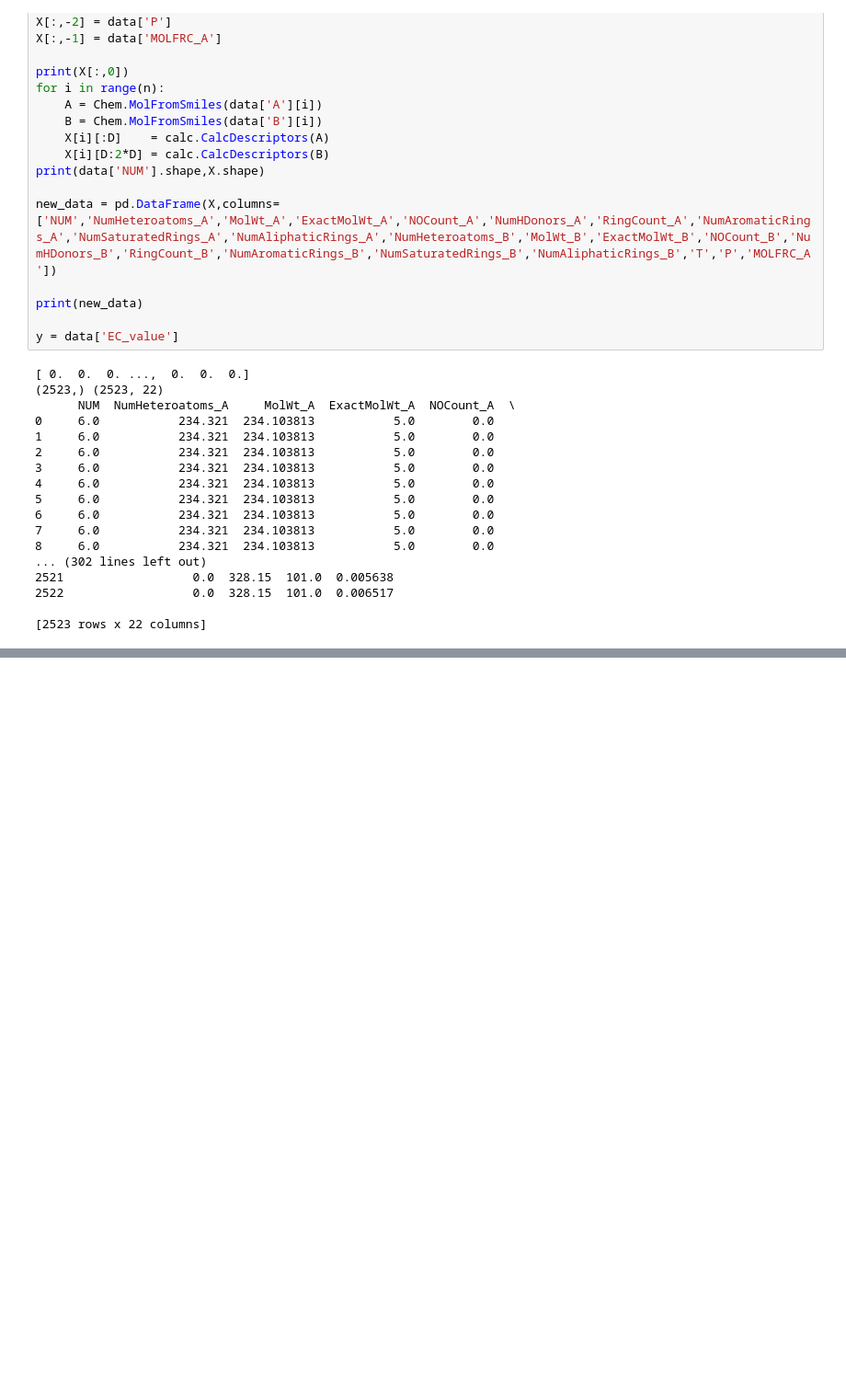
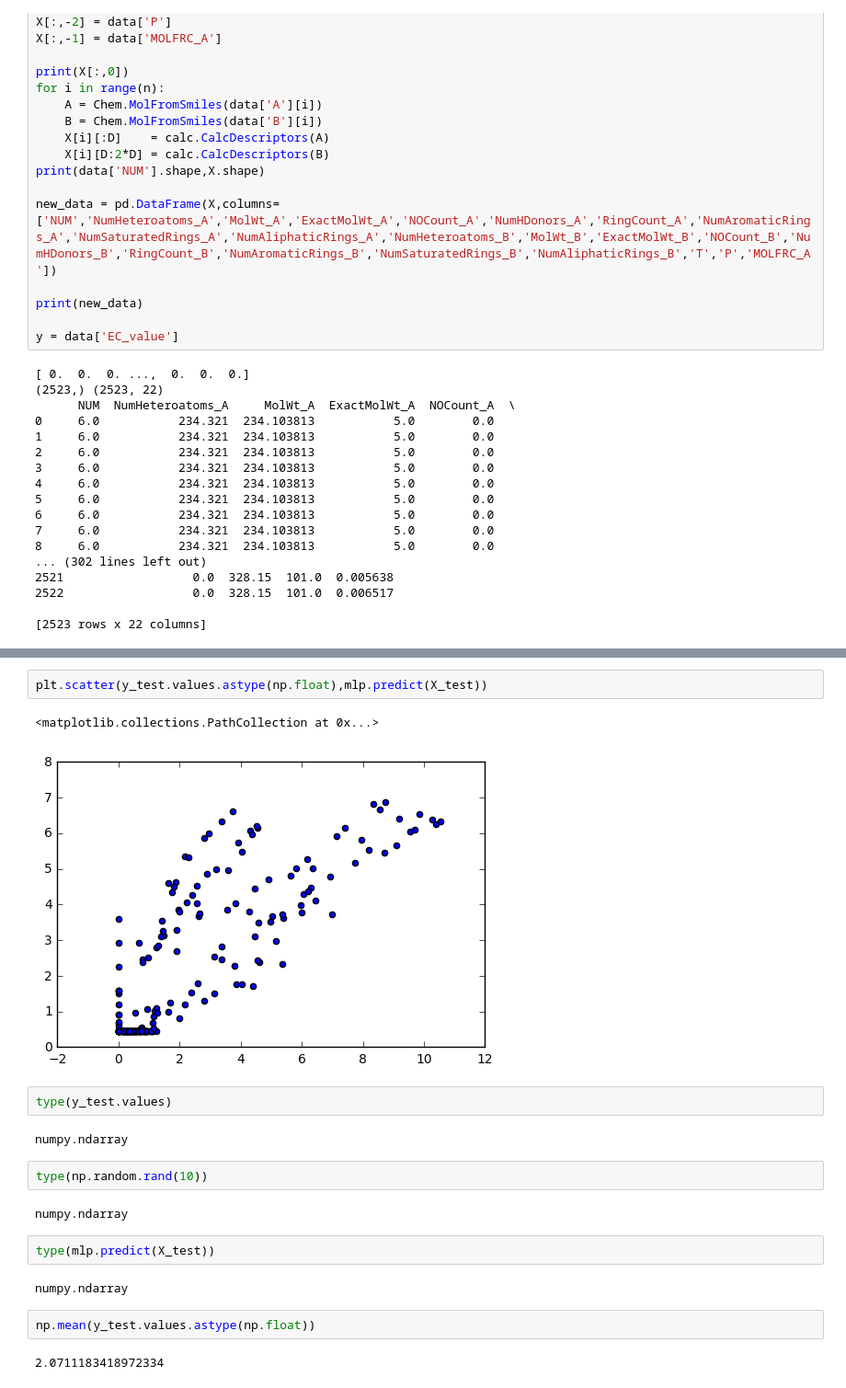
Before and after one commit to joekasp/ionic_liquids, a Jupyter notebook: ionic_liquids/datasets/Molecular Descriptors.ipynb, the cells around one changed output, grey strips where cells are left out. Shown at 92% size. Drawn from its saved outputs; the diff is of its cells as text; blank space fills up the shorter version.

```diff
--- a/ionic_liquids/datasets/Molecular Descriptors.ipynb
+++ b/ionic_liquids/datasets/Molecular Descriptors.ipynb
@@ -82,0 +87,21 @@ ValueError: First argument must be a sequence
+# %%
+plt.scatter(y_test.values.astype(np.float),mlp.predict(X_test))
+# %% [output]
+<matplotlib.collections.PathCollection at 0x...>
+[figure, added]
+# %%
+type(y_test.values)
+# %% [output]
+numpy.ndarray
+# %%
+type(np.random.rand(10))
+# %% [output]
+numpy.ndarray
+# %%
+type(mlp.predict(X_test))
+# %% [output]
+numpy.ndarray
+# %%
+np.mean(y_test.values.astype(np.float))
+# %% [output]
+2.0711183418972334
```
Also changed, not shown: parts of 3 cells of this notebook.
